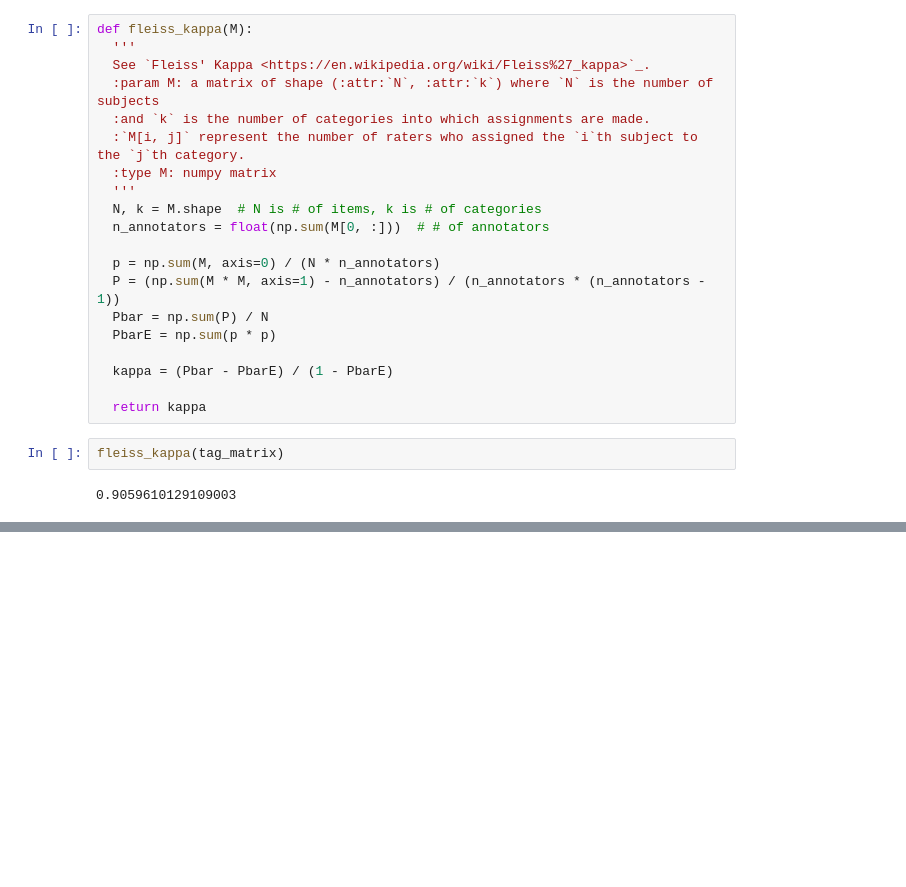
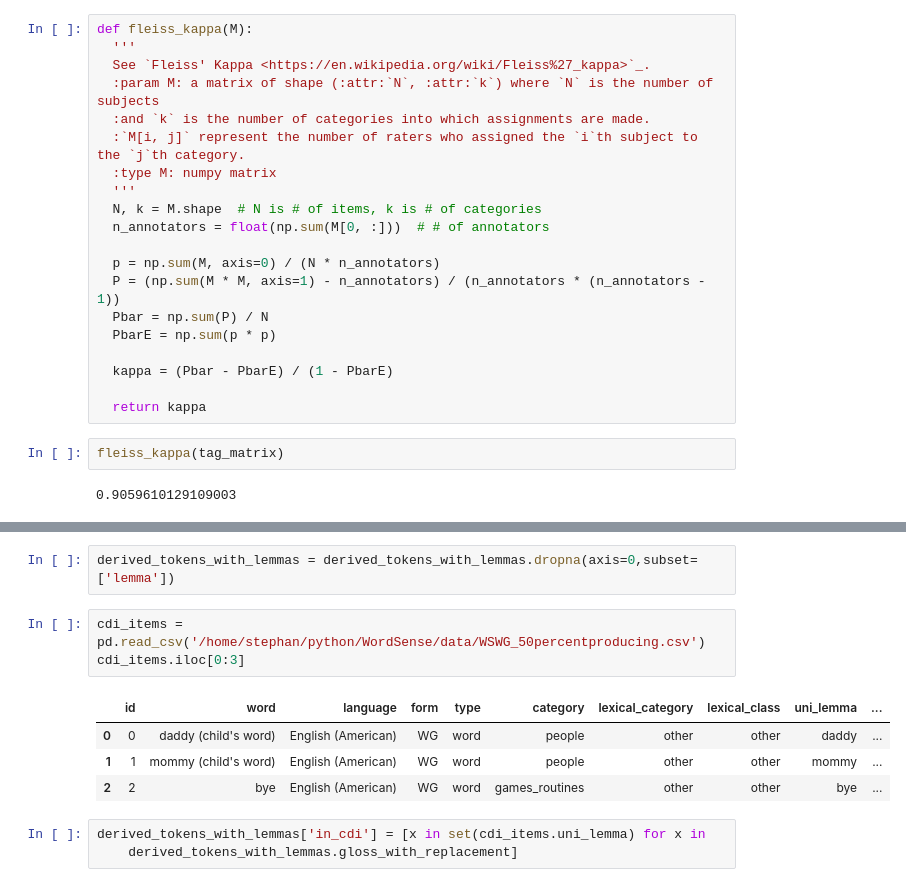
Before and after one commit to PatwinchIR/WordSense, a Jupyter notebook: ws_web/analysis/baseline.py.ipynb, the cells around one changed output, grey strips where cells are left out. Saved outputs shown, nothing was run; the diff lists cells and outputs as text; blank space fills up the shorter version.

```diff
--- a/ws_web/analysis/baseline.py.ipynb
+++ b/ws_web/analysis/baseline.py.ipynb
@@ -518,0 +601,13 @@ fleiss_kappa(tag_matrix)
+# %%
+derived_tokens_with_lemmas = derived_tokens_with_lemmas.dropna(axis=0,subset=['lemma'])
+# %%
+cdi_items = pd.read_csv('/home/stephan/python/WordSense/data/WSWG_50percentproducing.csv')
+cdi_items.iloc[0:3]
+# %% [output]
+|  | id | word | language | form | type | category | lexical_category | lexical_class | uni_lemma | ... |
+| 0 | 0 | daddy (child's word) | English (American) | WG | word | people | other | other | daddy | ... |
+| 1 | 1 | mommy (child's word) | English (American) | WG | word | people | other | other | mommy | ... |
+| 2 | 2 | bye | English (American) | WG | word | games_routines | other | other | bye | ... |
+# %%
+derived_tokens_with_lemmas['in_cdi'] = [x in set(cdi_items.uni_lemma) for x in
+    derived_tokens_with_lemmas.gloss_with_replacement]
```
Also changed, not shown: parts of 27 cells of this notebook, 1 other file.
